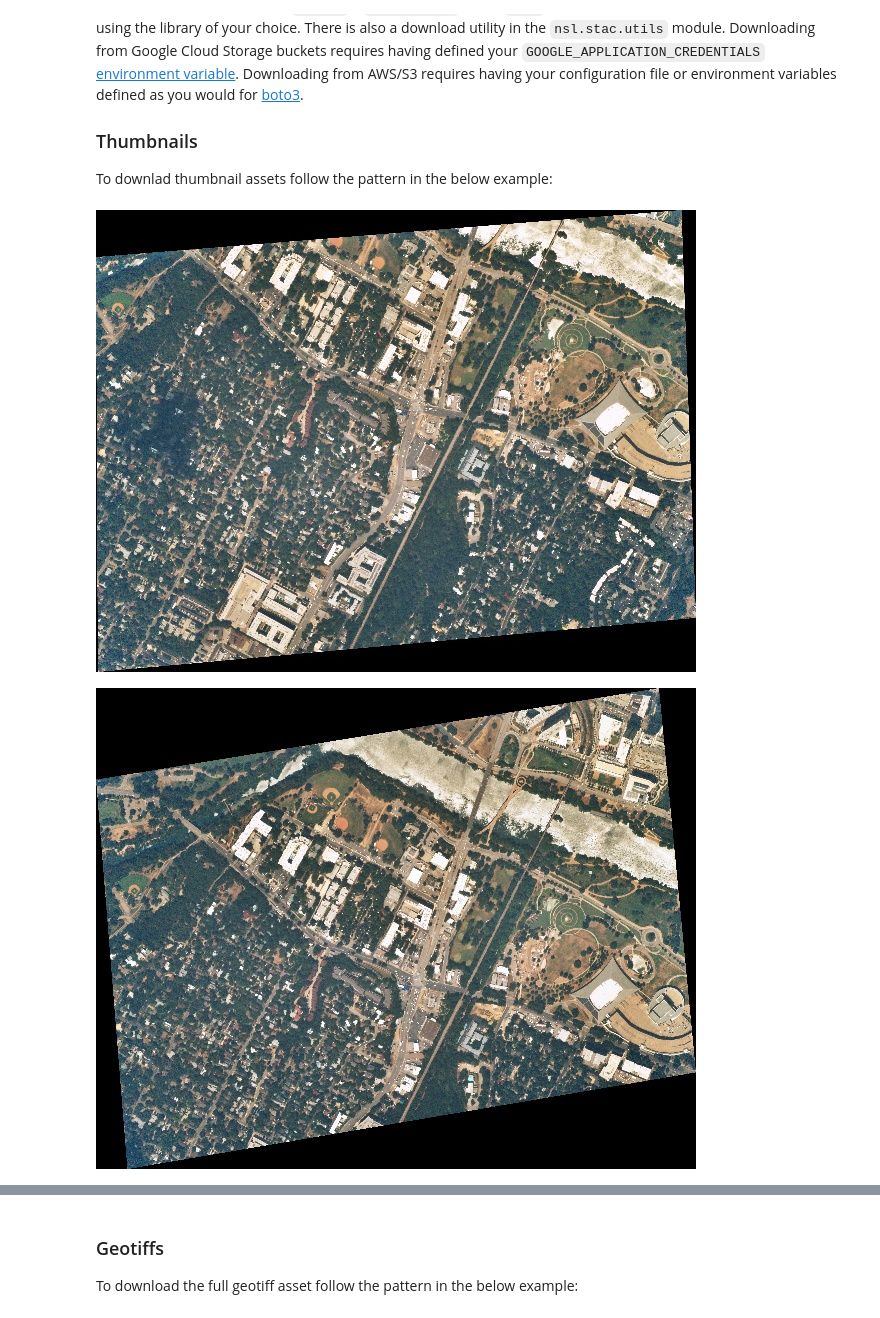
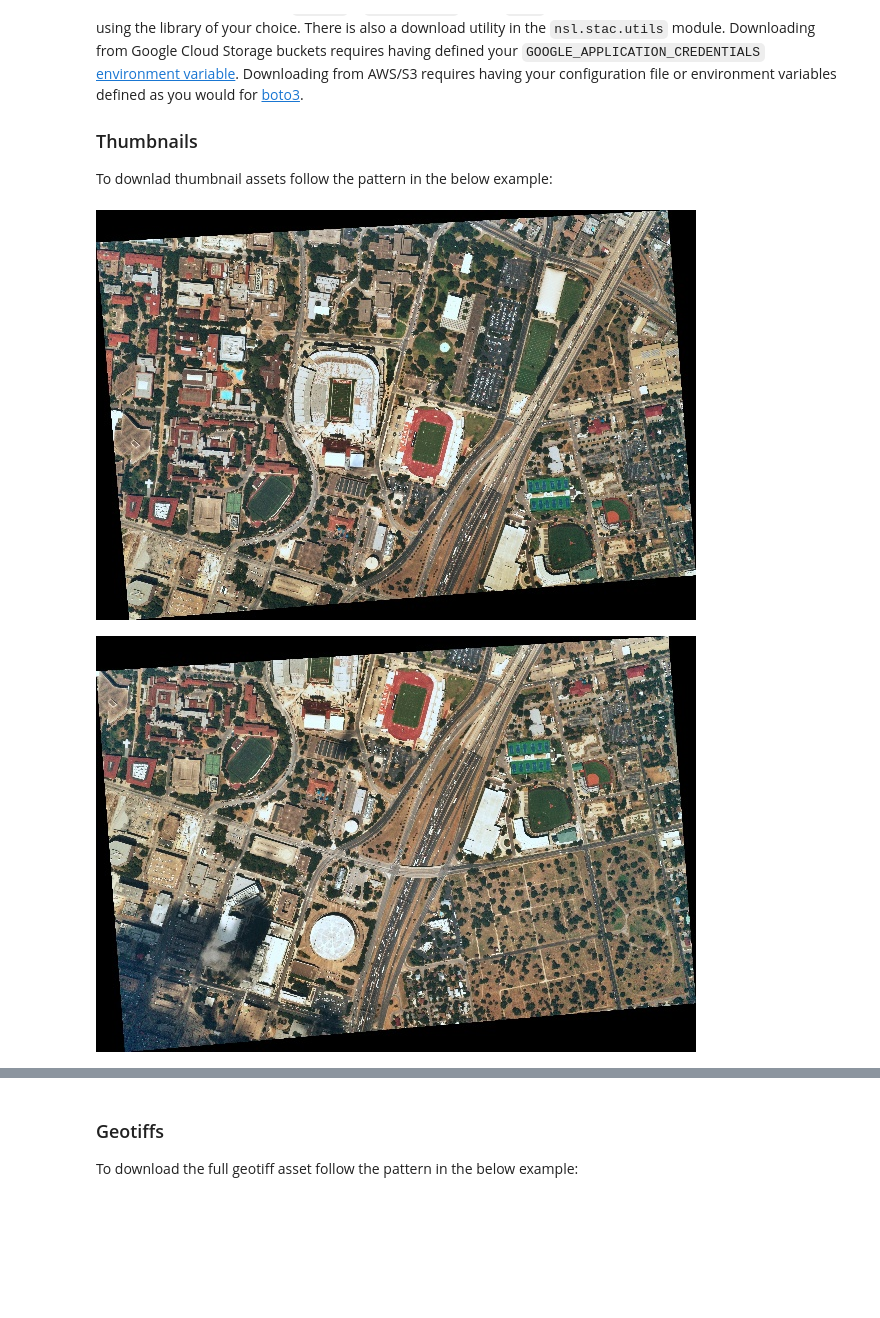
Before and after one commit to nearspacelabs/stac-client-python, a Jupyter notebook: README.ipynb, the cells around one changed output, grey strips where cells are left out. Saved outputs shown, nothing was run; the diff lists cells and outputs as text; code cells hidden in the pictures; blank space fills up the shorter version.

```diff
--- a/README.ipynb
+++ b/README.ipynb
@@ -90,22 +90,22 @@ from nsl.stac.client import NSLClient
 # get a client interface to the gRPC channel. This client singleton is threadsafe
 client = NSLClient()
 
-# our area of interest will be the coordinates of the Austin, Texas capital building.
+# our area of interest will be the coordinates of the UT Stadium in Austin Texas
 # the order of coordinates here is longitude then latitude (x, y). The results of our query
 # will be returned only if they intersect this point geometry we've defined (other geometry
 # types besides points are supported)
 # This string format, POINT(float, float) is the well-known-text geometry format:
 # https://en.wikipedia.org/wiki/Well-known_text_representation_of_geometry
-austin_capital_wkt = "POINT(-97.7430600 30.2671500)"
+ut_stadium_wkt = "POINT(-97.7323317 30.2830764)"
 # GeometryData is a protobuf container for GIS geometry information, the wkid in the spatial
 # reference defines the WGS-84 elispsoid (`wkid=4326`) spatial reference (the latitude longitude
 # spatial reference most commonly used)
-geometry_data = GeometryData(wkt=austin_capital_wkt, sr=SpatialReferenceData(wkid=4326))
+geometry_data = GeometryData(wkt=ut_stadium_wkt, sr=SpatialReferenceData(wkid=4326))
 
 # TimestampField is a query field that allows for making sql-like queries for information
-# GT_OR_EQ is an enum that means greater than or equal to the value in the query field
-# Query data from August 1, 2019
-time_filter = utils.pb_timestampfield(value=date(2019, 8, 1), rel_type=enum.FieldRelationship.GT_OR_EQ)
+# LT_OR_EQ is an enum that means less than or equal to the value in the query field
+# Query data from August 25, 2019
+time_filter = utils.pb_timestampfield(value=date(2019, 8, 25), rel_type=enum.FieldRelationship.LT_OR_EQ)
 
 # the StacRequest is a protobuf message for making filter queries for data
 # This search looks for any type of imagery hosted in the STAC service that intersects the austin
@@ -165,7 +165,7 @@ from nsl.stac import StacRequest
 # get a client interface to the gRPC channel
 client = NSLClient()
 
-stac_request = StacRequest(id='20190829T173429Z_1759_POM1_ST2_P')
+stac_request = StacRequest(id='20190822T183518Z_746_POM1_ST2_P')
 
 # for this request we might as well use the search one, as STAC ids ought to be unique
 stac_item = client.search_one(stac_request)
@@ -209,7 +209,7 @@ client = NSLClient()
 
 # define our area of interest bounds using the xmin, ymin, xmax, ymax coordinates of an area on
 # the WGS-84 ellipsoid
-neighborhood_box = (-97.73294577459876, 30.251945643016235, -97.71732458929603, 30.264548996109724)
+neighborhood_box = (-97.7352547645, 30.27526474757116, -97.7195692, 30.28532)
 # here we define our envelope_data protobuf with bounds and a WGS-84 (`wkid=4326`) spatial reference
 envelope_data = EnvelopeData(xmin=neighborhood_box[0],
                              ymin=neighborhood_box[1],
@@ -392,28 +392,28 @@ To downlad thumbnail assets follow the pattern in the below example:
 # %%
 import tempfile
 from IPython.display import Image, display
 
 from nsl.stac.client import NSLClient
 from nsl.stac import utils, enum, StacRequest, GeometryData, SpatialReferenceData
 
-colorado_river_wkt = 'LINESTRING(-97.75803689750262 30.266434949323585, \
-                        -97.75344495566912 30.264544585776626, \
-                        -97.74576310905047 30.262135246151697)'
-geometry_data = GeometryData(wkt=colorado_river_wkt,
+mlk_blvd_wkt = 'LINESTRING(-97.72842049283962 30.278624772098176,-97.72142529172878 30.2796624743974)'
+geometry_data = GeometryData(wkt=mlk_blvd_wkt,
                              sr=SpatialReferenceData(wkid=4326))
+time_filter = utils.pb_timestampfield(value=date(2019, 8, 25), rel_type=enum.FieldRelationship.LT_OR_EQ)
 stac_request = StacRequest(geometry=geometry_data,
+                           datetime=time_filter,
                            limit=3)
 
 # get a client interface to the gRPC channel
 client = NSLClient()
 
 for stac_item in client.search(stac_request):
     # get the thumbnail asset from the assets map
     asset = utils.get_asset(stac_item, asset_type=enum.AssetType.THUMBNAIL)
     # (side-note delete=False in NamedTemporaryFile is only required for windows.)
     with tempfile.NamedTemporaryFile(suffix=".jpg", delete=False) as file_obj:
         utils.download_asset(asset=asset, file_obj=file_obj)
         display(Image(filename=file_obj.name))
 # %% [output]
-[figure, old version]
+[figure, new version]
-[figure, old version]
+[figure, new version]
```
Also changed, not shown: parts of 6 cells of this notebook, 2 other files.
